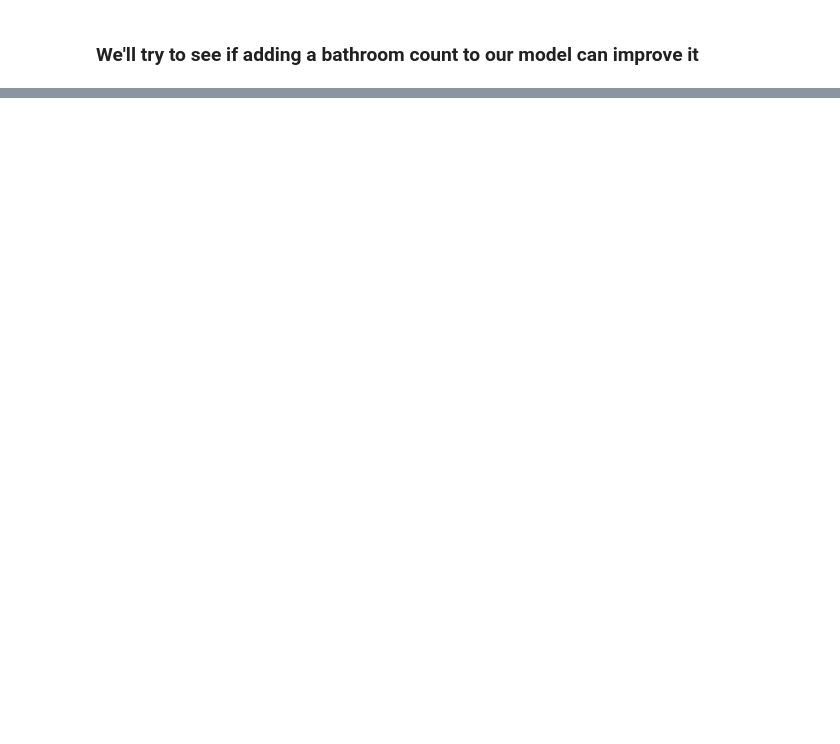
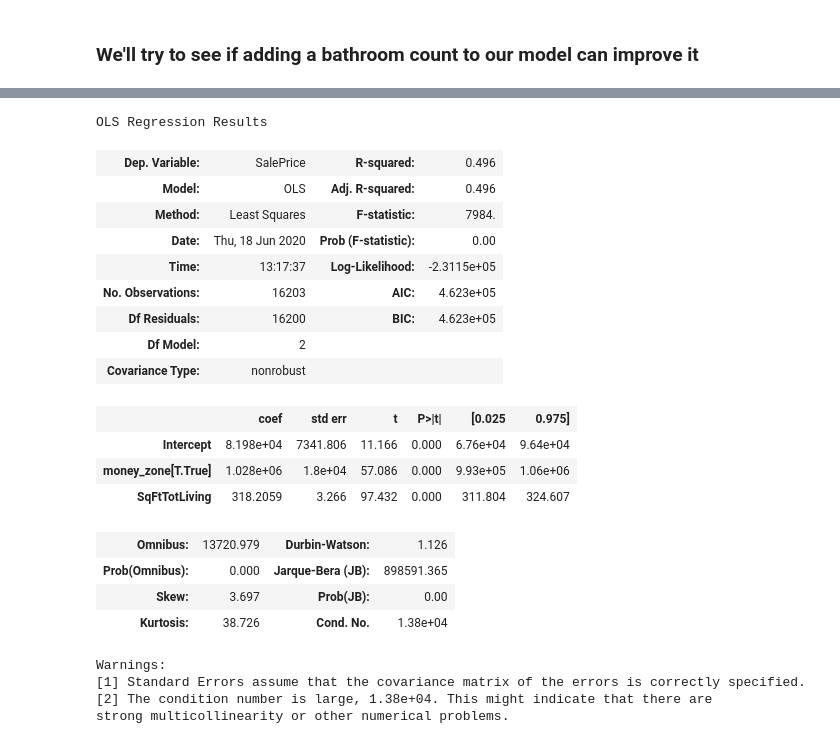
Before and after one commit to dannmorr/mod2-project-group-3, a Jupyter notebook: notebooks/exploratory/jp-2-modeling.ipynb, the cells around one changed output, grey strips where cells are left out. Cells and saved outputs as stored; diff of their text form; code cells hidden in the pictures; blank space fills up the shorter version.

```diff
--- a/notebooks/exploratory/jp-2-modeling.ipynb
+++ b/notebooks/exploratory/jp-2-modeling.ipynb
@@ -359,0 +271,34 @@ array([[1.00189705e+00, 7.46938086e+02],
+# %%
+rich_codes = ['98039', '98004', '98040']
+zipcode_df['money_zone'] = zipcode_df.ZipCode.isin(rich_codes)
+# %%
+fsm_df = zipcode_df[["SalePrice", "SqFtTotLiving", 'money_zone']].copy()
+fsm_df = fsm_df[(fsm_df.SalePrice >= 200000) & (fsm_df.SalePrice < 9000000)]
+fsm_df.dropna(inplace=True)
+formula = 'SalePrice ~ SqFtTotLiving + money_zone'
+fsm = ols(formula=formula, data=fsm_df).fit()
+# %%
+fsm.summary()
+# %% [output]
+OLS Regression Results
+| Dep. Variable: | SalePrice | R-squared: | 0.496 |
+| Model: | OLS | Adj. R-squared: | 0.496 |
+| Method: | Least Squares | F-statistic: | 7984. |
+| Date: | Thu, 18 Jun 2020 | Prob (F-statistic): | 0.00 |
+| Time: | 13:17:37 | Log-Likelihood: | -2.3115e+05 |
+| No. Observations: | 16203 | AIC: | 4.623e+05 |
+| Df Residuals: | 16200 | BIC: | 4.623e+05 |
+| Df Model: | 2 |  |  |
+| Covariance Type: | nonrobust |  |  |
+|  | coef | std err | t | P>|t| | [0.025 | 0.975] |
+| Intercept | 8.198e+04 | 7341.806 | 11.166 | 0.000 | 6.76e+04 | 9.64e+04 |
+| money_zone[T.True] | 1.028e+06 | 1.8e+04 | 57.086 | 0.000 | 9.93e+05 | 1.06e+06 |
+| SqFtTotLiving | 318.2059 | 3.266 | 97.432 | 0.000 | 311.804 | 324.607 |
+| Omnibus: | 13720.979 | Durbin-Watson: | 1.126 |
+| Prob(Omnibus): | 0.000 | Jarque-Bera (JB): | 898591.365 |
+| Skew: | 3.697 | Prob(JB): | 0.00 |
+| Kurtosis: | 38.726 | Cond. No. | 1.38e+04 |
+Warnings:
+[1] Standard Errors assume that the covariance matrix of the errors is correctly specified.
+[2] The condition number is large, 1.38e+04. This might indicate that there are
+strong multicollinearity or other numerical problems.
```
Also changed, not shown: parts of 29 cells of this notebook, 13 other files.
